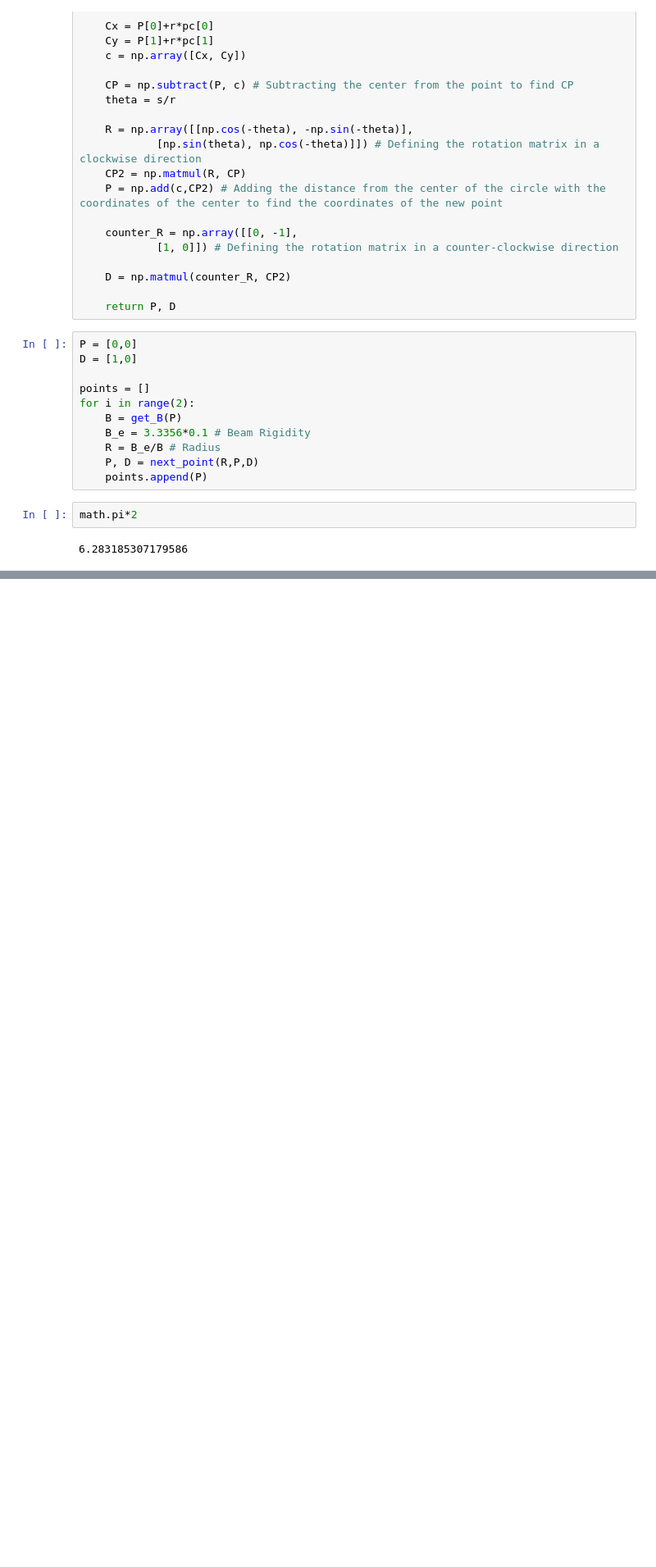
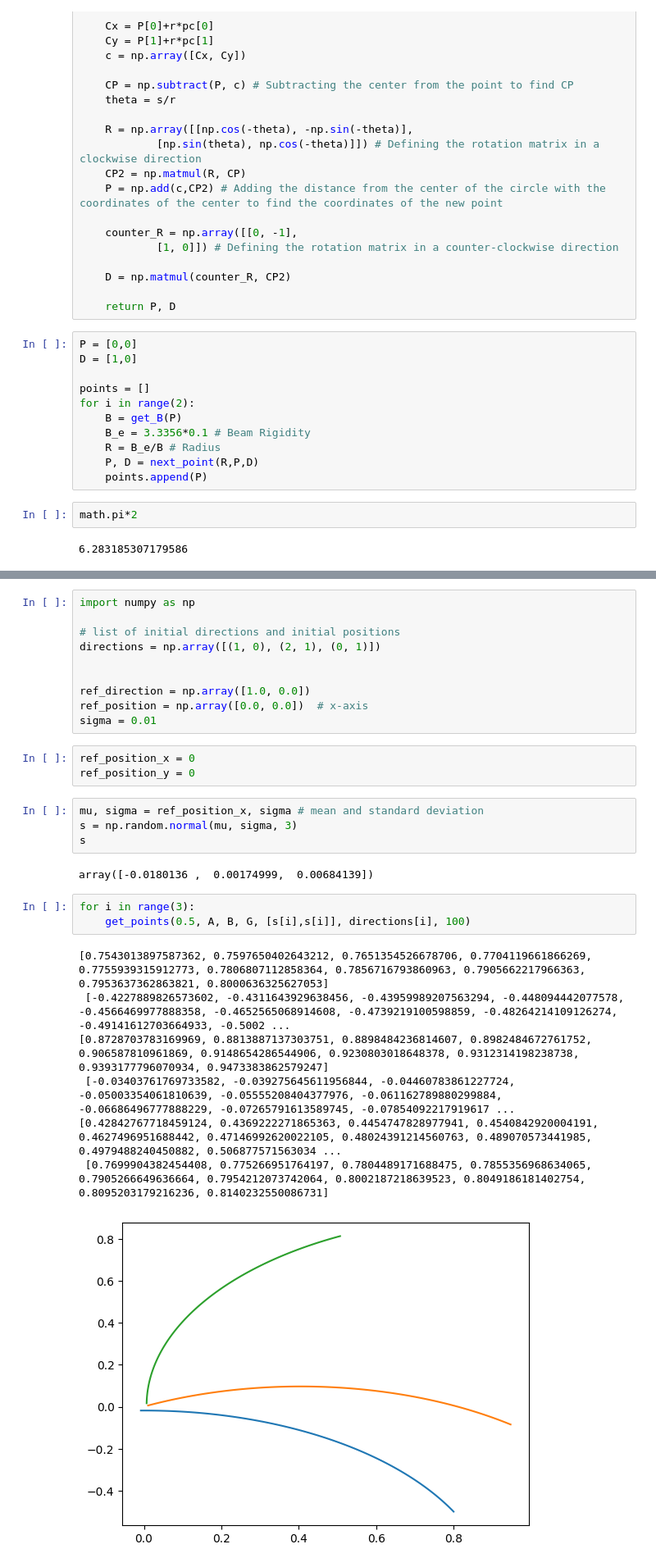
Before and after one commit to juliehinge/cern_gui, a Jupyter notebook: beam_tracking.ipynb, the cells around one changed output, grey strips where cells are left out. Shown at 82% size. Saved outputs shown, nothing was run; the diff lists cells and outputs as text; blank space fills up the shorter version.

```diff
--- a/beam_tracking.ipynb
+++ b/beam_tracking.ipynb
@@ -223,0 +225,30 @@ get_points(0.7, A, B, G, [-0.1,0], [1,0], 250)
+# %%
+import numpy as np
+
+# list of initial directions and initial positions
+directions = np.array([(1, 0), (2, 1), (0, 1)])
+
+
+ref_direction = np.array([1.0, 0.0])
+ref_position = np.array([0.0, 0.0])  # x-axis
+sigma = 0.01
+# %%
+ref_position_x = 0
+ref_position_y = 0
+# %%
+mu, sigma = ref_position_x, sigma # mean and standard deviation
+s = np.random.normal(mu, sigma, 3)
+s
+# %% [output]
+array([-0.0180136 ,  0.00174999,  0.00684139])
+# %%
+for i in range(3):
+    get_points(0.5, A, B, G, [s[i],s[i]], directions[i], 100)
+# %% [output]
+[0.7543013897587362, 0.7597650402643212, 0.7651354526678706, 0.7704119661866269, 0.7755939315912773, 0.7806807112858364, 0.7856716793860963, 0.7905662217966363, 0.7953637362863821, 0.8000636325627053]
+ [-0.4227889826573602, -0.4311643929638456, -0.43959989207563294, -0.448094442077578, -0.4566469977888358, -0.4652565068914608, -0.4739219100598859, -0.48264214109126274, -0.49141612703664933, -0.5002 ...
+[0.8728703783169969, 0.8813887137303751, 0.8898484236814607, 0.8982484672761752, 0.906587810961869, 0.9148654286544906, 0.9230803018648378, 0.9312314198238738, 0.9393177796070934, 0.9473383862579247]
+ [-0.03403761769733582, -0.039275645611956844, -0.04460783861227724, -0.05003354061810639, -0.05555208404377976, -0.061162789880299884, -0.06686496777888229, -0.07265791613589745, -0.07854092217919617 ...
+[0.42842767718459124, 0.4369222271865363, 0.4454747828977941, 0.4540842920004191, 0.4627496951688442, 0.47146992620022105, 0.48024391214560763, 0.489070573441985, 0.4979488240450882, 0.506877571563034 ...
+ [0.7699904382454408, 0.775266951764197, 0.7804489171688475, 0.7855356968634065, 0.7905266649636664, 0.7954212073742064, 0.8002187218639523, 0.8049186181402754, 0.8095203179216236, 0.8140232550086731]
+[figure, added]
```
Also changed, not shown: parts of 2 cells of this notebook, 9 other files.
